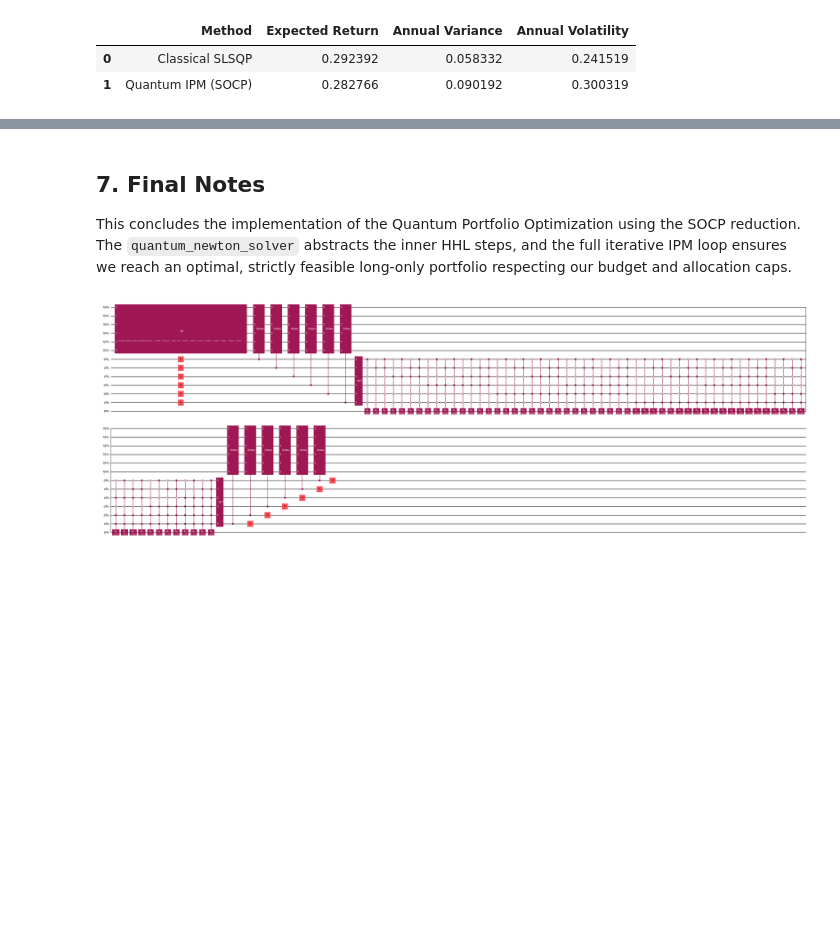
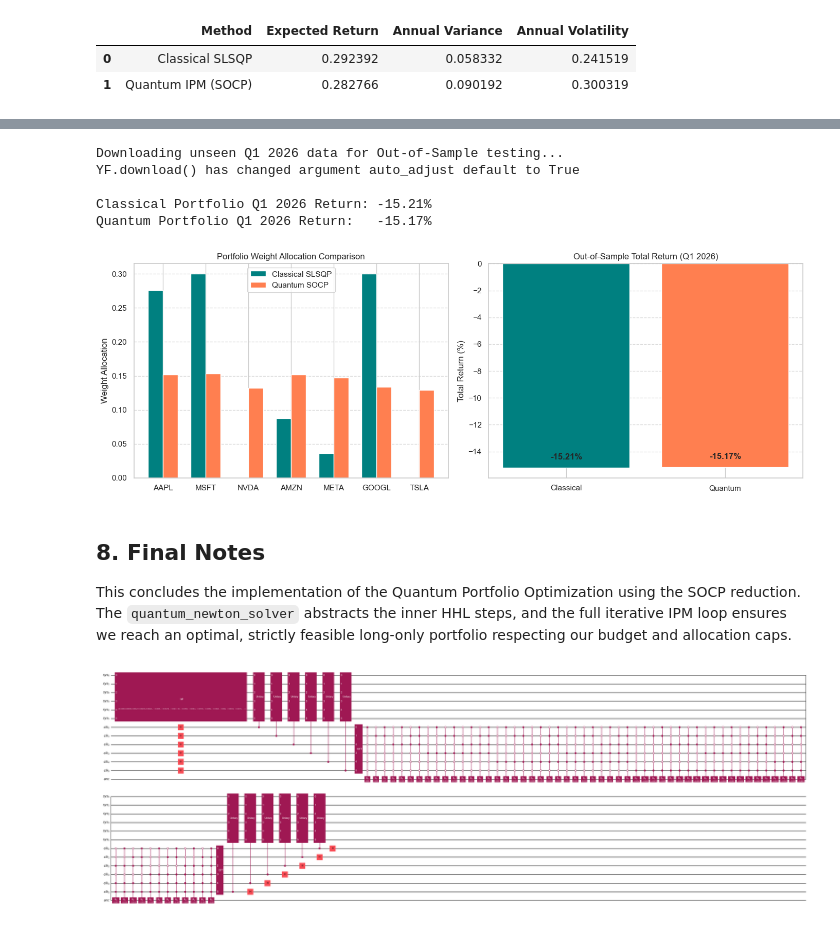
Before and after one commit to Nadav138/QApp, a Jupyter notebook: portfolio_optimization_qiskit_step_by_step.ipynb, the cells around one changed output, grey strips where cells are left out. Cells and saved outputs as stored; diff of their text form; code cells hidden in the pictures; blank space fills up the shorter version.

Commit message:
refactor: improve quantum step size calculation and add out-of-sample testing

```diff
--- a/portfolio_optimization_qiskit_step_by_step.ipynb
+++ b/portfolio_optimization_qiskit_step_by_step.ipynb
@@ -91,8 +91,9 @@ CONFIG = {
     "sweep_max_weights": [0.20, 0.25, 0.30, 0.35],
 
     # Advanced Quantum Solver Controls
-    "quantum_ipm_alpha": 0.5,         # Step size for IPM loop (0.1 = slow/safe, 0.9 = fast/risky)
-    "quantum_hhl_n_clk": 6,           # Clock qubits for Phase Estimation precision
+    "quantum_ipm_use_adaptive_step": True, # If True, dynamically calculate max step size
+    "quantum_ipm_alpha": 0.8,         # Step size for IPM loop (0.1 = slow/safe, 0.9 = fast/risky)
+    "quantum_hhl_n_clk": 8,           # Clock qubits for Phase Estimation precision
     "quantum_hhl_pad_eig": 0.1,       # Matrix padding eigenvalue to avoid div-by-zero in HHL
 }
 
@@ -213,7 +214,7 @@ def solve_constrained_portfolio(target_return: float, max_weight: float = None):
 
     cons = [
         {"type": "eq", "fun": lambda w: np.sum(w) - CONFIG["total_allocation"]},
-        {"type": "ineq", "fun": lambda w: float(w @ mu_vec - target_return)},
+        {"type": "eq", "fun": lambda w: float(w @ mu_vec - target_return)},
     ]
 
     # Extra inequalities Cw <= d converted to scipy form d - Cw >= 0
@@ -634,5 +692,63 @@ if baseline_res.success:
+# %%
+import yfinance as yf
+import matplotlib.pyplot as plt
+import numpy as np
+
+print("Downloading unseen Q1 2026 data for Out-of-Sample testing...")
+test_data = yf.download(assets, start="2026-01-01", end="2026-03-31", progress=False)["Close"]
+
+# Align columns safely in case yfinance sorted them alphabetically
+test_data = test_data[assets]
+
+# Calculate individual asset cumulative returns over Q1 2026
+asset_cumulative_returns = (test_data.iloc[-1] / test_data.iloc[0]) - 1
+
+# Compute Out-of-Sample Total Returns
+classical_total_return = np.dot(w_star, asset_cumulative_returns)
+quantum_total_return = np.dot(w_ipm_final, asset_cumulative_returns)
+
+print(f"\nClassical Portfolio Q1 2026 Return: {classical_total_return * 100:.2f}%")
+print(f"Quantum Portfolio Q1 2026 Return:   {quantum_total_return * 100:.2f}%")
+
+# ----------------- Visualization -----------------
+fig, ax = plt.subplots(1, 2, figsize=(14, 5))
+
+# 1. Weights Comparison Bar Chart
+x_indices = np.arange(len(assets))
+width = 0.35
+ax[0].bar(x_indices - width/2, w_star, width, label='Classical SLSQP', color='teal')
+ax[0].bar(x_indices + width/2, w_ipm_final, width, label='Quantum SOCP', color='coral')
+ax[0].set_xticks(x_indices)
+ax[0].set_xticklabels(assets)
+ax[0].set_title("Portfolio Weight Allocation Comparison")
+ax[0].set_ylabel("Weight Allocation")
+ax[0].legend()
+ax[0].grid(axis='y', linestyle='--', alpha=0.7)
+
+# 2. Total Return Comparison Bar Chart
+bars = ax[1].bar(["Classical", "Quantum"],
+                 [classical_total_return * 100, quantum_total_return * 100],
+                 color=['teal', 'coral'])
+ax[1].set_title("Out-of-Sample Total Return (Q1 2026)")
+ax[1].set_ylabel("Total Return (%)")
+ax[1].grid(axis='y', linestyle='--', alpha=0.7)
+
+# Add percentage labels on top of the bars
+for bar in bars:
+    yval = bar.get_height()
+    ax[1].text(bar.get_x() + bar.get_width()/2, yval + 0.5, f'{yval:.2f}%', ha='center', va='bottom', fontweight='bold')
+
+plt.tight_layout()
+plt.show()
+# %% [output]
+Downloading unseen Q1 2026 data for Out-of-Sample testing...
+YF.download() has changed argument auto_adjust default to True
+
+Classical Portfolio Q1 2026 Return: -15.21%
+Quantum Portfolio Q1 2026 Return:   -15.17%
+[figure, added]
 # %% [markdown]
-## 7. Final Notes
+## 8. Final Notes
 This concludes the implementation of the Quantum Portfolio Optimization using the SOCP reduction. The `quantum_newton_solver` abstracts the inner HHL steps, and the full iterative IPM loop ensures we reach an optimal, strictly feasible long-only portfolio respecting our budget and allocation caps.
 # %%
 # Visualize the actual full HHL circuit from the final Newton step iteration!
```
Also changed, not shown: parts of 2 cells of this notebook.
